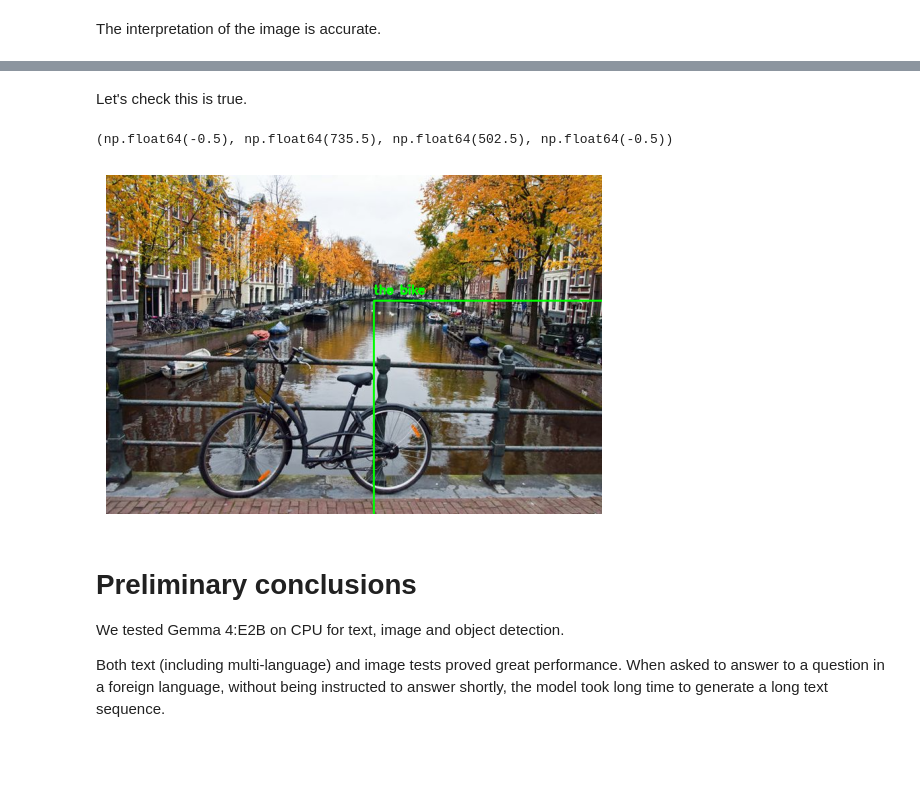
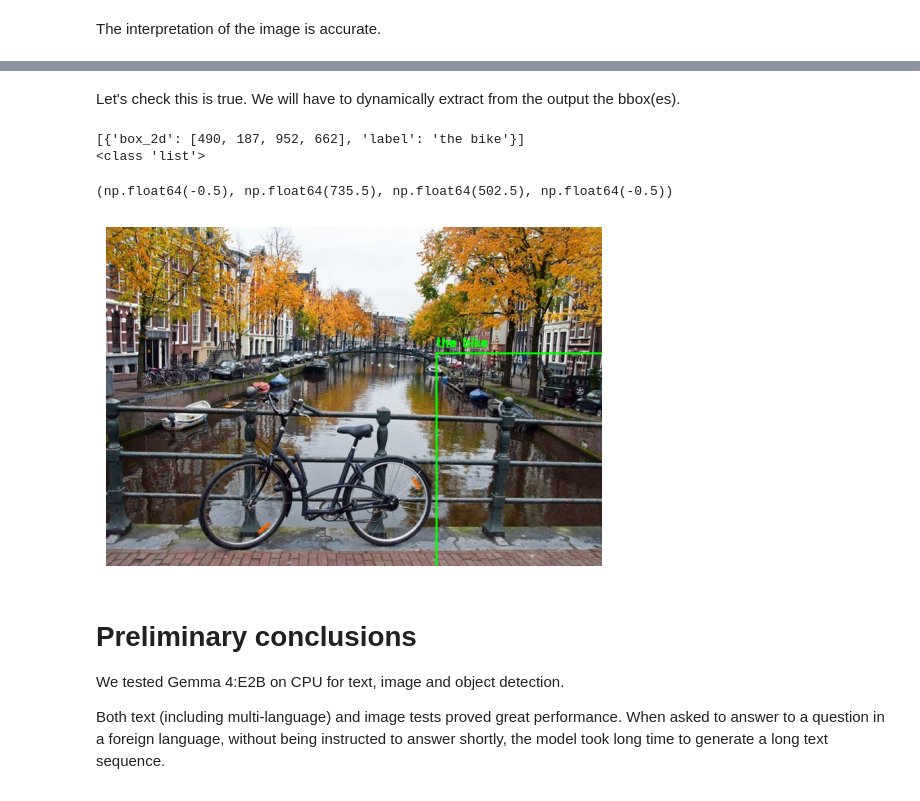
Before and after one commit to gabrielpreda/Kaggle, a Jupyter notebook: gemma-4-e2b-multilangual-and-multimodal.ipynb, the cells around one changed output, grey strips where cells are left out. Drawn from its saved outputs; the diff is of its cells as text; code cells hidden in the pictures; blank space fills up the shorter version.

````diff
--- a/gemma-4-e2b-multilangual-and-multimodal.ipynb
+++ b/gemma-4-e2b-multilangual-and-multimodal.ipynb
@@ -460,5 +457,21 @@ Here are the bounding box detections for the requested objects:
 # %% [markdown]
-Let's check this is true.
+Let's check this is true. We will have to dynamically extract from the output the bbox(es).
+# %%
+import json
+import re
+
+raw = output["content"]
+
+# Remove ```json ... ``` wrappers
+clean = re.sub(r"^```json\s*|\s*```$", "", raw.strip(), flags=re.IGNORECASE | re.DOTALL)
+
+bboxes = json.loads(clean)
+
+print(bboxes)
+print(type(bboxes))
+# %% [output]
+[{'box_2d': [490, 187, 952, 662], 'label': 'the bike'}]
+<class 'list'>
 # %%
 import cv2
 import numpy as np
@@ -466,38 +479,35 @@ import matplotlib.pyplot as plt
 
 # Convert PIL → OpenCV (RGB → BGR)
 cv_image = cv2.cvtColor(np.array(image), cv2.COLOR_RGB2BGR)
 
-# Your bounding boxes
-bboxes = [
-    {"box_2d": [397, 186, 951, 660], "label": "the bike"}
-]
+# We are using the bboxes extracted above
 
 # Draw boxes
 for item in bboxes:
     x1, y1, x2, y2 = item["box_2d"]
     label = item["label"]
 
     cv2.rectangle(cv_image, (x1, y1), (x2, y2), (0, 255, 0), 2)
 
     cv2.putText(
         cv_image,
         label,
         (x1, max(30, y1 - 10)),
         cv2.FONT_HERSHEY_SIMPLEX,
         0.6,
         (0, 255, 0),
         2
     )
 
 # Convert back to RGB for display
 rgb_image = cv2.cvtColor(cv_image, cv2.COLOR_BGR2RGB)
 
 # Show in notebook
 plt.imshow(rgb_image)
 plt.axis("off")
 # %% [output]
 (np.float64(-0.5), np.float64(735.5), np.float64(502.5), np.float64(-0.5))
-[figure, old version]
+[figure, new version]
 # %% [markdown]
 # Preliminary conclusions
 
````
Also changed, not shown: parts of 10 cells of this notebook.
